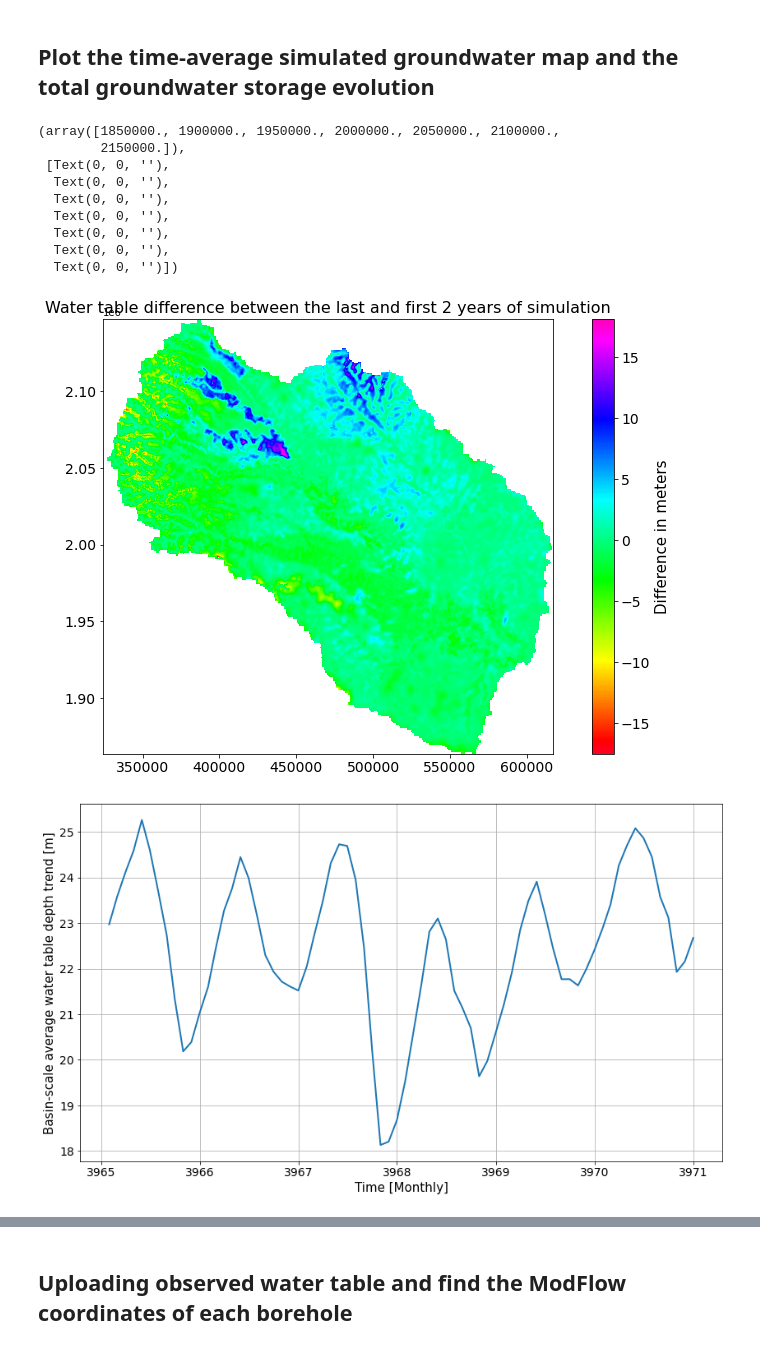
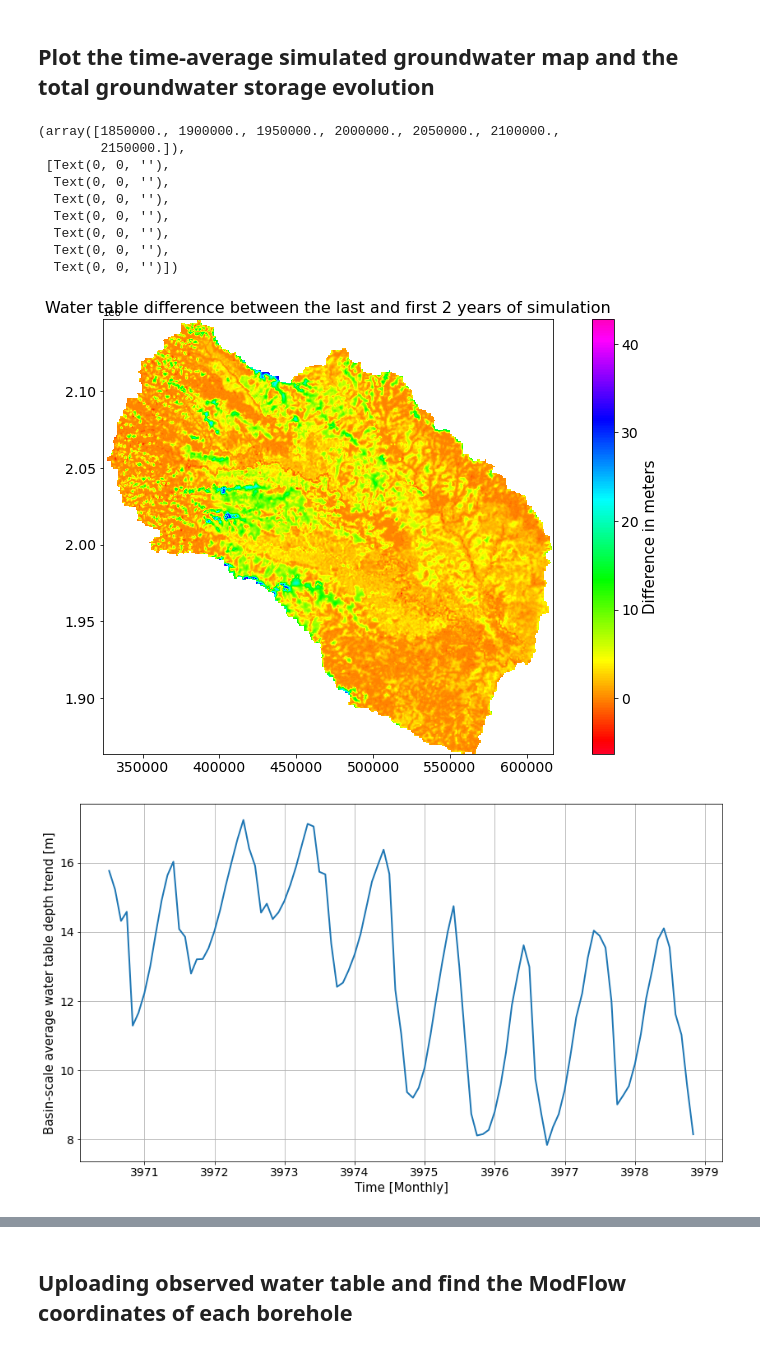
Before and after one commit to mikhailsmilovic/FUSE, a Jupyter notebook: Jupyter notebooks/4_GW.ipynb, the cells around one changed output, grey strips where cells are left out. Saved outputs shown, nothing was run; the diff lists cells and outputs as text; code cells hidden in the pictures.

```diff
--- a/Jupyter notebooks/4_GW.ipynb
+++ b/Jupyter notebooks/4_GW.ipynb
@@ -19,7 +19,7 @@ plt.rcParams['figure.figsize'] = [14, 8.0]
 # Where CWATM results are stored
 path_model_outputs = 'C:/Users/guillaumot/Documents/Local_CWATM_output/'
 path_model_outputs = 'P:/watmodel/CWATM/calibration/calibration_UB/discharge/forLuca_catchmentsNira/06_028/'
-path_model_outputs = 'P:/watmodel/CWATM/calibration/calibration_UB/discharge/calibration_Sept25_TDSK/12_028/'
+path_model_outputs = 'P:/watmodel/CWATM/calibration/calibration_UB/discharge/Calibration_Nov3_TakSarKhaPhuNar/00_014/'
 # Where observed data are stored
 path_observed_data = 'C:/Users/guillaumot/PycharmProjects/1st_test_CWatM/FUSE_version/WaterTableComparison/Measured_data/WaterTable/'
 path_observed_data = 'C:/Users/guillaumot/Documents/Data/Bhima_basin/WaterTable/'
@@ -59,7 +59,7 @@ Soil_thickness = ds['modflowtotalSoilThickness_totalend'][:].data
 ds.close()
 Top = np.loadtxt(Inputs_file_modflow + 'Topo.txt')
 
-Topography_ModFlow = Top.reshape(nrow,ncol) + Soil_thickness # We need to add soil thickness to compare WTD
+Topography_ModFlow = Top.reshape(nrow,ncol) - Soil_thickness # We need to add soil thickness to compare WTD
 # %% [markdown]
 ## Plot the time-average simulated groundwater map and the total groundwater storage evolution
 # %%
@@ -69,7 +69,7 @@ cmap = plt.cm.gist_rainbow
 fig1 = plt.figure()
 # as we record water table at the end of each month 2*12 is equal to 2 yrs
 plt.imshow((np.nanmean(GWTable_ModFlow[-2*12:],0)-np.nanmean(GWTable_ModFlow[0:2*12],0)), cmap=cmap,
-           extent=extent, origin='lower')
+          extent=extent, origin='lower')
 plt.gca().invert_yaxis()
 plt.title('Water table difference between the last and first 2 years of simulation', fontsize=16)
 cb = plt.colorbar()
@@ -83,33 +83,33 @@ plt.plot_date(Time_ModFlowV3, np.nanmean(np.nanmean(Topography_ModFlow - GWTable
              linestyle='solid', marker=None, linewidth=2)
 plt.ylabel('Basin-scale average water table depth trend [m]', fontsize=15)
 plt.xlabel('Time [Monthly]', fontsize=15)
 plt.xticks(fontsize=14)
 plt.yticks(fontsize=14)
 plt.grid()
 
 ## Computing the mean map of simulated water table and water table depth
 MeanWaterTable = np.nanmean(GWTable_ModFlow,0)
 MeanWaterTableDepth = Topography_ModFlow - MeanWaterTable
 
 # Print the map
 fig3 = plt.figure()
-plt.imshow(MeanWaterTableDepth, norm=LogNorm(vmin=np.nanmin(MeanWaterTableDepth), vmax=np.nanmax(MeanWaterTableDepth)),
+plt.imshow(MeanWaterTableDepth, norm=LogNorm(vmin=0.1, vmax=np.nanmax(MeanWaterTableDepth)),
            cmap=cmap, extent=extent, origin='lower')
 plt.gca().invert_yaxis()
 plt.title('Simulated Mean Water Table Depth [m]', fontsize=16)
 cb = plt.colorbar()
 cb.ax.tick_params(labelsize=14)
 plt.xticks(fontsize=14)
 plt.yticks(fontsize=14)
 # %% [output]
 (array([1850000., 1900000., 1950000., 2000000., 2050000., 2100000.,
         2150000.]),
  [Text(0, 0, ''),
   Text(0, 0, ''),
   Text(0, 0, ''),
   Text(0, 0, ''),
   Text(0, 0, ''),
   Text(0, 0, ''),
   Text(0, 0, '')])
-[figure, old version]
+[figure, new version]
-[figure, old version]
+[figure, new version]
```
Also changed, not shown: parts of 7 cells of this notebook, 10 other files.
